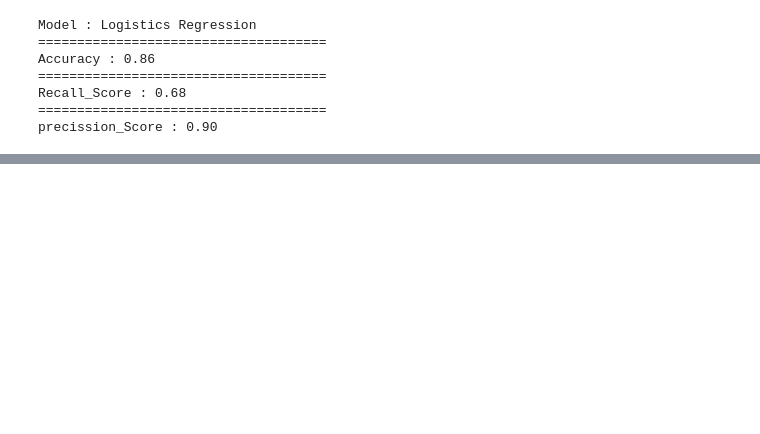
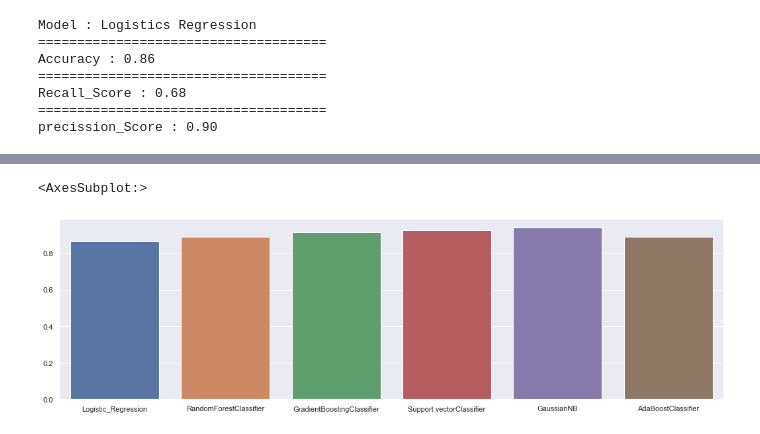
Before and after one commit to AbdMamun94/AI_ML_Projects, a Jupyter notebook: Logistic Regression/Logistic_Regression_Social_network_product_purchase.ipynb, the cells around one changed output, grey strips where cells are left out. Cells and saved outputs as stored; diff of their text form; code cells hidden in the pictures; blank space fills up the shorter version.

```diff
--- a/Logistic Regression/Logistic_Regression_Social_network_product_purchase.ipynb
+++ b/Logistic Regression/Logistic_Regression_Social_network_product_purchase.ipynb
@@ -196,0 +322,6 @@ precission_Score : 0.90
+# %%
+plt.figure(figsize=(18, 5))
+sns.barplot(model_list, score_list)
+# %% [output]
+<AxesSubplot:>
+[figure, added]
```
Also changed, not shown: parts of 12 cells of this notebook.
